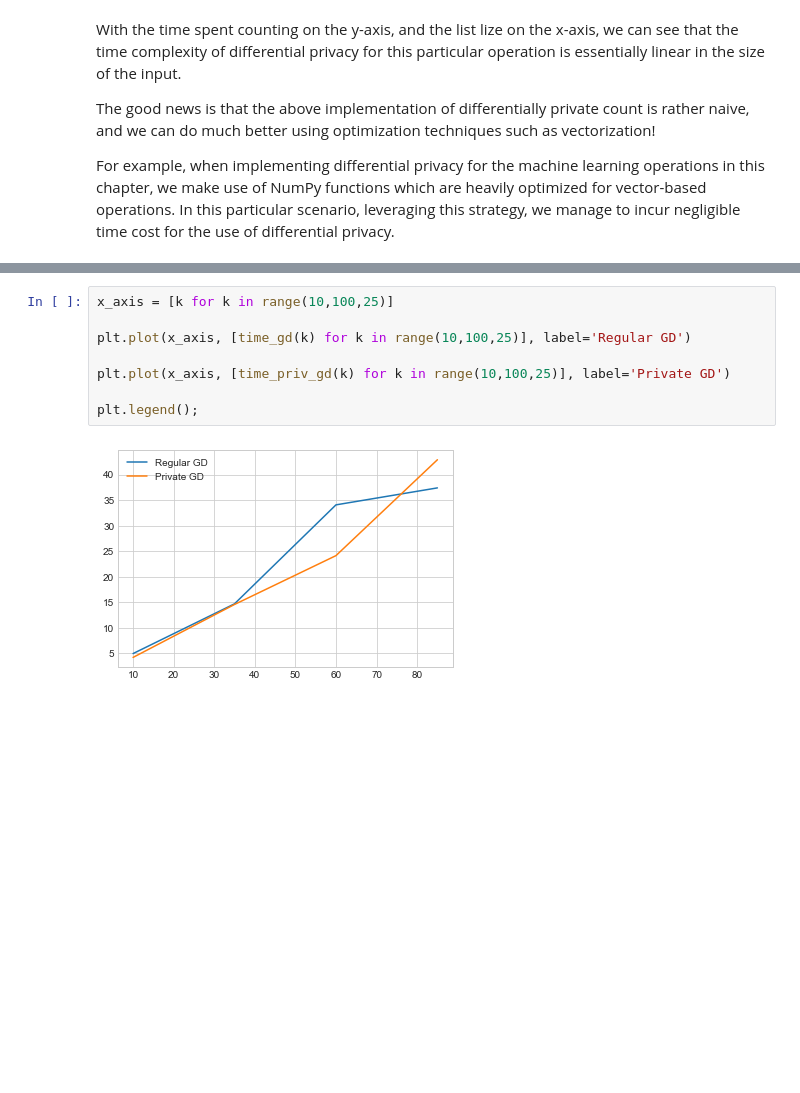
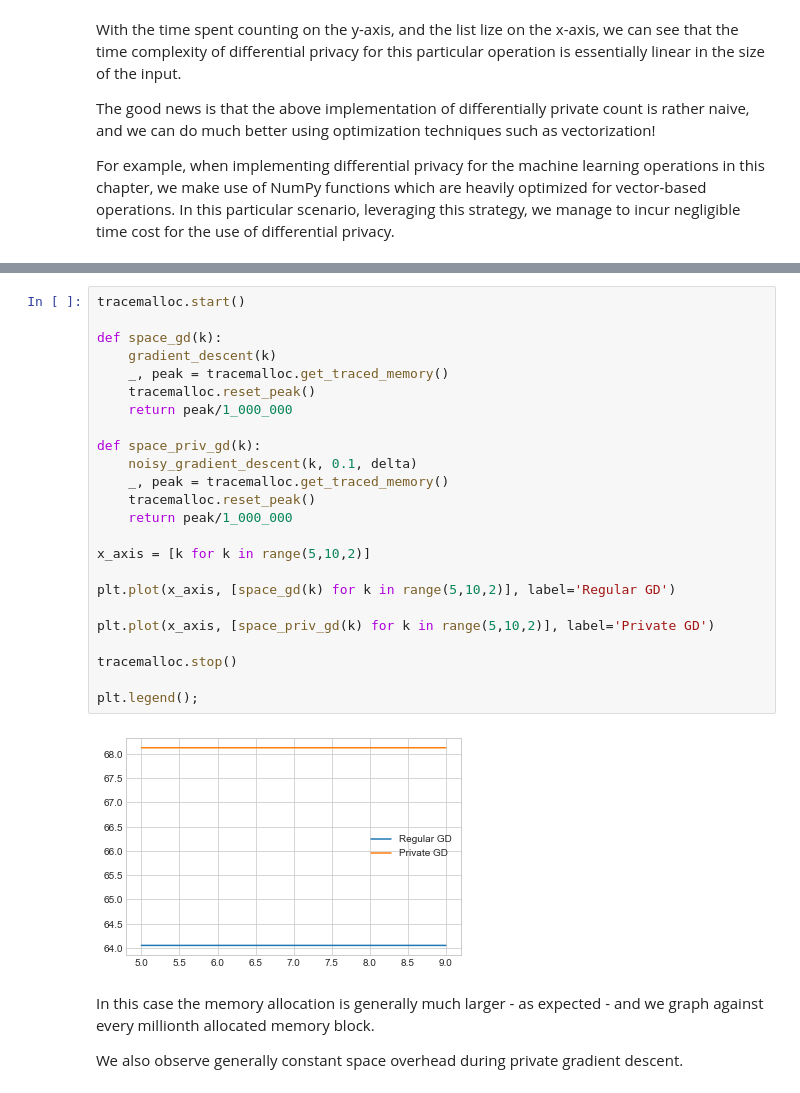
Before and after one commit to uvm-plaid/programming-dp, a Jupyter notebook: _sources/ch12.ipynb, the cells around one changed output, grey strips where cells are left out. Cells and saved outputs as stored; diff of their text form; blank space fills up the shorter version.

```diff
--- a/_sources/ch12.ipynb
+++ b/_sources/ch12.ipynb
@@ -543,10 +601,30 @@ def time_priv_gd(k):
 # %%
-x_axis = [k for k in range(10,100,25)]
+tracemalloc.start()
 
-plt.plot(x_axis, [time_gd(k) for k in range(10,100,25)], label='Regular GD')
+def space_gd(k):
+    gradient_descent(k)
+    _, peak = tracemalloc.get_traced_memory()
+    tracemalloc.reset_peak()
+    return peak/1_000_000
 
-plt.plot(x_axis, [time_priv_gd(k) for k in range(10,100,25)], label='Private GD')
+def space_priv_gd(k):
+    noisy_gradient_descent(k, 0.1, delta)
+    _, peak = tracemalloc.get_traced_memory()
+    tracemalloc.reset_peak()
+    return peak/1_000_000
+
+x_axis = [k for k in range(5,10,2)]
+
+plt.plot(x_axis, [space_gd(k) for k in range(5,10,2)], label='Regular GD')
+
+plt.plot(x_axis, [space_priv_gd(k) for k in range(5,10,2)], label='Private GD')
+
+tracemalloc.stop()
 
 plt.legend();
 # %% [output]
-[figure, old version]
+[figure, new version]
+# %% [markdown]
+In this case the memory allocation is generally much larger - as expected - and we graph against every millionth allocated memory block.
+
+We also observe generally constant space overhead during private gradient descent.
```
Also changed, not shown: parts of 7 cells of this notebook, 8 other files.
